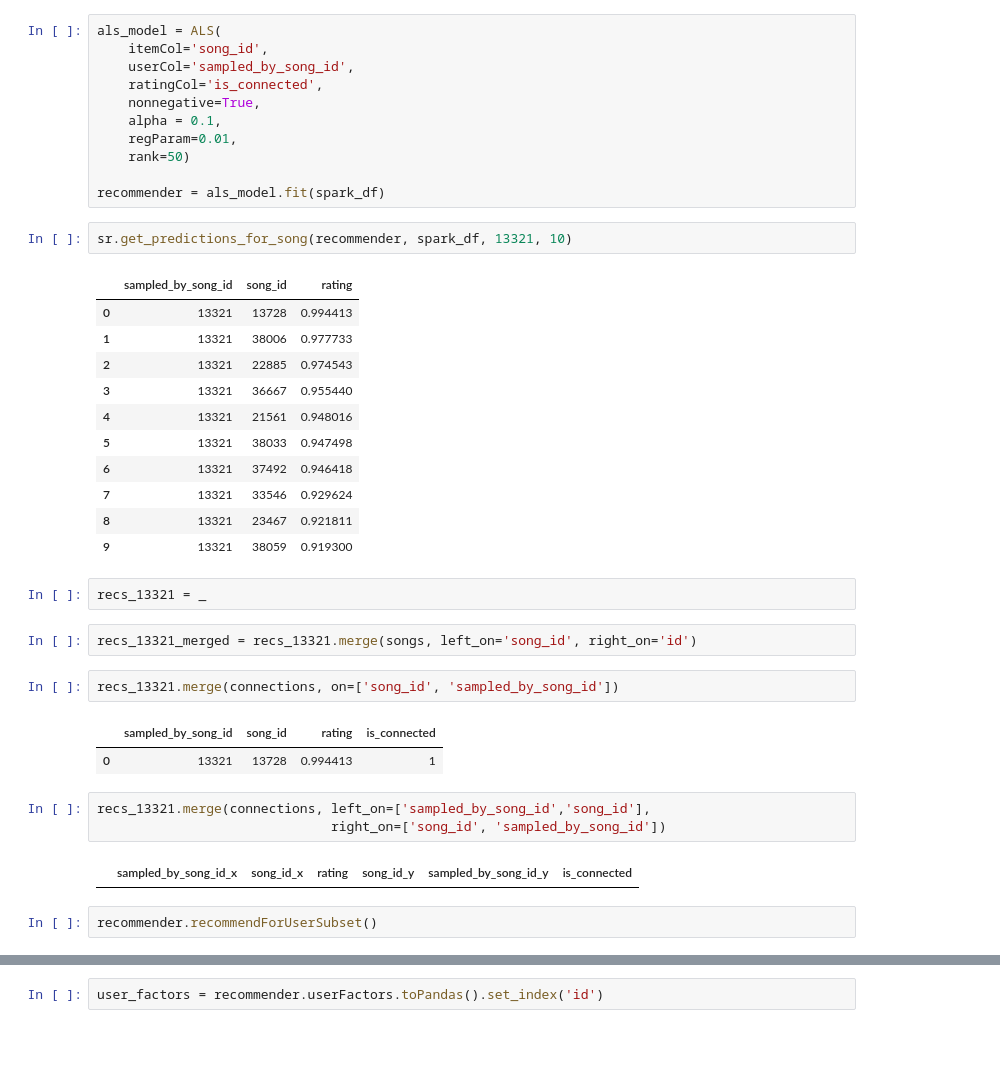
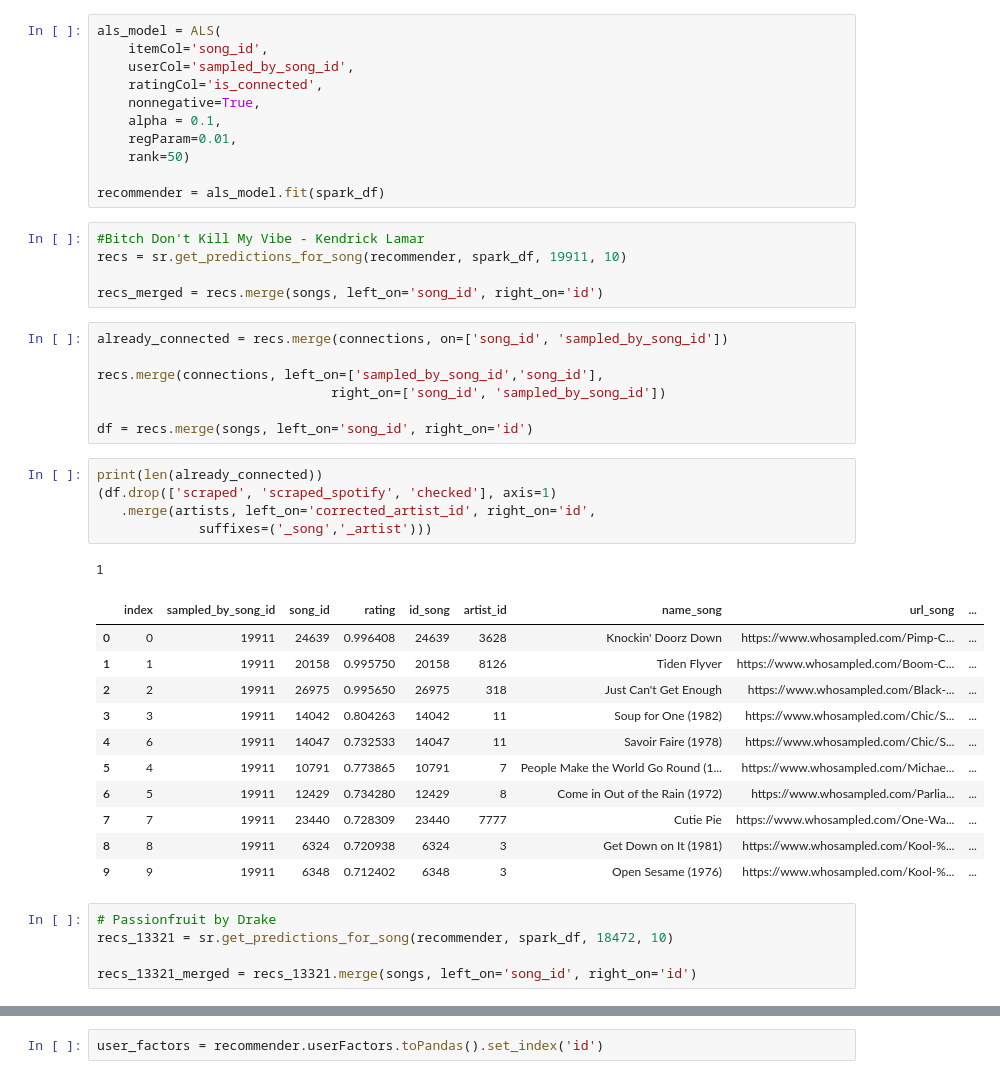
Before and after one commit to brettashley/ml-mix-lab, a Jupyter notebook: notebooks/initial-model.ipynb, the cells around one changed output, grey strips where cells are left out. Drawn from its saved outputs; the diff is of its cells as text; blank space fills up the shorter version.

```diff
--- a/notebooks/initial-model.ipynb
+++ b/notebooks/initial-model.ipynb
@@ -416,33 +427,38 @@ als_model = ALS(
     rank=50)
 
 recommender = als_model.fit(spark_df)
-# %%
-sr.get_predictions_for_song(recommender, spark_df, 13321, 10)
-# %% [output]
-|  | sampled_by_song_id | song_id | rating |
-| 0 | 13321 | 13728 | 0.994413 |
-| 1 | 13321 | 38006 | 0.977733 |
-| 2 | 13321 | 22885 | 0.974543 |
-| 3 | 13321 | 36667 | 0.955440 |
-| 4 | 13321 | 21561 | 0.948016 |
-| 5 | 13321 | 38033 | 0.947498 |
-| 6 | 13321 | 37492 | 0.946418 |
-| 7 | 13321 | 33546 | 0.929624 |
-| 8 | 13321 | 23467 | 0.921811 |
-| 9 | 13321 | 38059 | 0.919300 |
-# %%
-recs_13321 = _
+# %%
+#Bitch Don't Kill My Vibe - Kendrick Lamar
+recs = sr.get_predictions_for_song(recommender, spark_df, 19911, 10)
+
+recs_merged = recs.merge(songs, left_on='song_id', right_on='id')
+# %%
+already_connected = recs.merge(connections, on=['song_id', 'sampled_by_song_id'])
+
+recs.merge(connections, left_on=['sampled_by_song_id','song_id'],
+                              right_on=['song_id', 'sampled_by_song_id'])
+
+df = recs.merge(songs, left_on='song_id', right_on='id')
+# %%
+print(len(already_connected))
+(df.drop(['scraped', 'scraped_spotify', 'checked'], axis=1)
+   .merge(artists, left_on='corrected_artist_id', right_on='id',
+             suffixes=('_song','_artist')))
+# %% [output]
+1
+|  | index | sampled_by_song_id | song_id | rating | id_song | artist_id | name_song | url_song | ... |
+| 0 | 0 | 19911 | 24639 | 0.996408 | 24639 | 3628 | Knockin' Doorz Down | https://www.whosampled.com/Pimp-C... | ... |
+| 1 | 1 | 19911 | 20158 | 0.995750 | 20158 | 8126 | Tiden Flyver | https://www.whosampled.com/Boom-C... | ... |
+| 2 | 2 | 19911 | 26975 | 0.995650 | 26975 | 318 | Just Can't Get Enough | https://www.whosampled.com/Black-... | ... |
+| 3 | 3 | 19911 | 14042 | 0.804263 | 14042 | 11 | Soup for One (1982) | https://www.whosampled.com/Chic/S... | ... |
+| 4 | 6 | 19911 | 14047 | 0.732533 | 14047 | 11 | Savoir Faire (1978) | https://www.whosampled.com/Chic/S... | ... |
+| 5 | 4 | 19911 | 10791 | 0.773865 | 10791 | 7 | People Make the World Go Round (1... | https://www.whosampled.com/Michae... | ... |
+| 6 | 5 | 19911 | 12429 | 0.734280 | 12429 | 8 | Come in Out of the Rain (1972) | https://www.whosampled.com/Parlia... | ... |
+| 7 | 7 | 19911 | 23440 | 0.728309 | 23440 | 7777 | Cutie Pie | https://www.whosampled.com/One-Wa... | ... |
+| 8 | 8 | 19911 | 6324 | 0.720938 | 6324 | 3 | Get Down on It (1981) | https://www.whosampled.com/Kool-%... | ... |
+| 9 | 9 | 19911 | 6348 | 0.712402 | 6348 | 3 | Open Sesame (1976) | https://www.whosampled.com/Kool-%... | ... |
 # %%
+# Passionfruit by Drake
+recs_13321 = sr.get_predictions_for_song(recommender, spark_df, 18472, 10)
+
 recs_13321_merged = recs_13321.merge(songs, left_on='song_id', right_on='id')
-# %%
-recs_13321.merge(connections, on=['song_id', 'sampled_by_song_id'])
-# %% [output]
-|  | sampled_by_song_id | song_id | rating | is_connected |
-| 0 | 13321 | 13728 | 0.994413 | 1 |
-# %%
-recs_13321.merge(connections, left_on=['sampled_by_song_id','song_id'],
-                              right_on=['song_id', 'sampled_by_song_id'])
-# %% [output]
-|  | sampled_by_song_id_x | song_id_x | rating | song_id_y | sampled_by_song_id_y | is_connected |
-# %%
-recommender.recommendForUserSubset()
```
Also changed, not shown: parts of 13 cells of this notebook.
